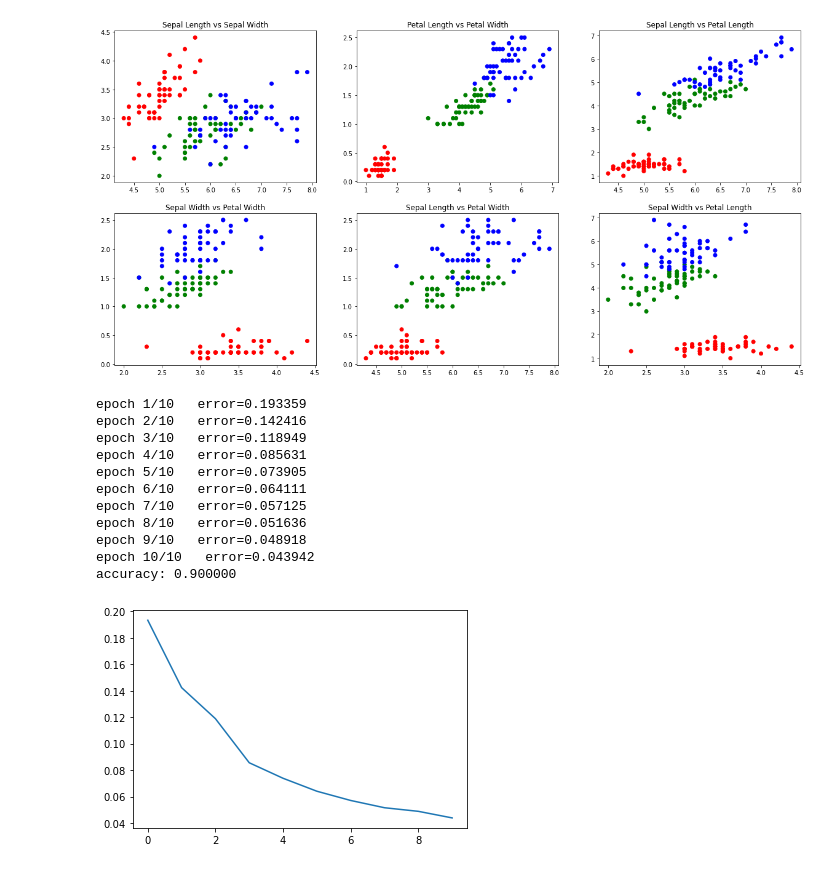
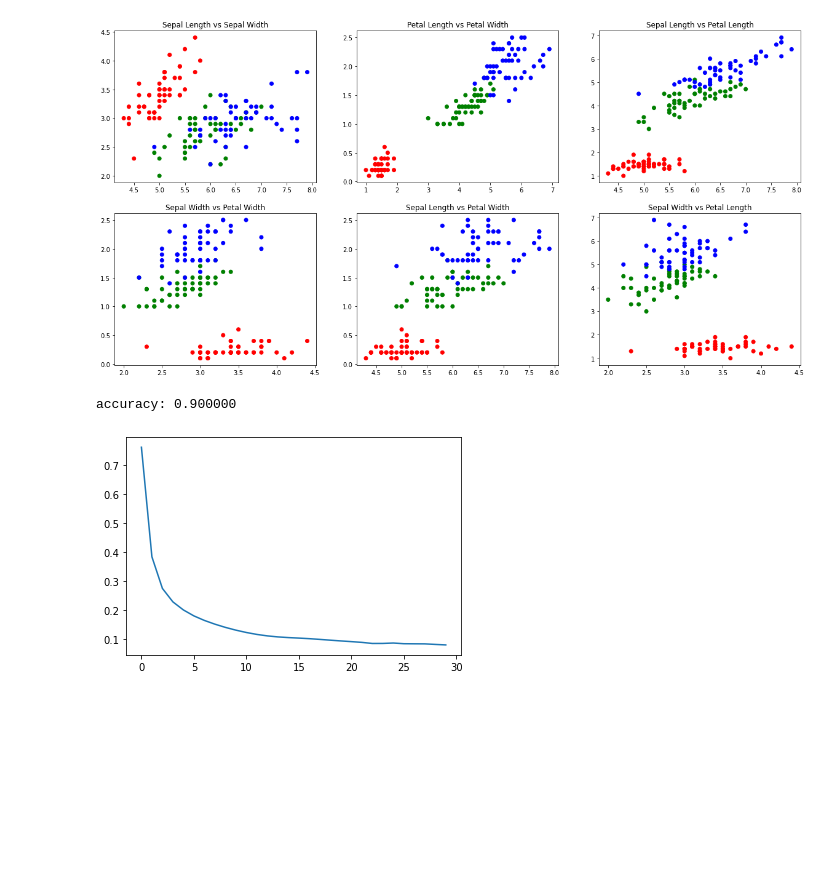
Before and after one commit to JanekDev/neural-network-from-scratch, a Jupyter notebook: simple_nn_iris.ipynb, the cells around one changed output. Drawn from its saved outputs; the diff is of its cells as text; code cells hidden in the pictures; blank space fills up the shorter version.

```diff
--- a/simple_nn_iris.ipynb
+++ b/simple_nn_iris.ipynb
@@ -22,8 +21,8 @@ class Layer:
 class FullyConnectedLayer(Layer):
     def __init__(self, input_size, output_size, init_method='random'):
         if init_method == 'random':
-            self.weights = np.random.rand(input_size, output_size)
-            self.bias = np.random.rand(1, output_size)
+            self.weights = np.random.rand(input_size, output_size) - 0.5
+            self.bias = np.random.rand(1, output_size) - 0.5
         elif init_method == 'zeros':
             self.weights = np.zeros((input_size, output_size))
             self.bias = np.zeros((1, output_size))
@@ -88,7 +87,7 @@ class Network:
 
         return result
 
-    def fit(self, x_train, y_train, epochs, learning_rate):
+    def fit(self, x_train, y_train, epochs, learning_rate, print=False):
         samples = len(x_train)
         for i in range(epochs):
             err = 0
@@ -104,7 +103,8 @@ class Network:
 
             err /= samples
             self.convergence.append(err)
-            print('epoch %d/%d   error=%f' % (i+1, epochs, err))
+            if print:
+                print(f'Epoch: {i}, Error: {err}')
 # %% [markdown]
 Data visualization
 - Iris-setosa : red
@@ -118,57 +118,46 @@ plot_iris_data(iris)
 [figure]
 # %%
 net = Network()
-net.add(FullyConnectedLayer(4, 100))
+net.add(FullyConnectedLayer(4, 16, 'he'))
 net.add(ActivationComponent(tanh, tanh_prime))
-net.add(FullyConnectedLayer(100, 50))
-net.add(ActivationComponent(tanh, tanh_prime))
-net.add(FullyConnectedLayer(50, 10))
-net.add(ActivationComponent(tanh, tanh_prime))
-net.add(FullyConnectedLayer(10, 3))
-
+net.add(FullyConnectedLayer(16, 3, 'he'))
+net.add(ActivationComponent(softmax, softmax_prime))
+net.set_loss(mse, mse_prime)
 # convert species to one-hot encoding
 iris['Species'] = iris['Species'].map({'Iris-setosa': 0, 'Iris-versicolor': 1, 'Iris-virginica': 2})
 
 # split data into training and test set (80%/20%)
 iris_train = iris.sample(frac=0.8)
 iris_test = iris.drop(iris_train.index)
 # convert to numpy arrays
 iris_train = iris_train.to_numpy()
 iris_test = iris_test.to_numpy()
+
 # normalize data (0-1)
 for i in range(4):
     iris_train[:, i] = (iris_train[:, i] - iris_train[:, i].min()) / (iris_train[:, i].max() - iris_train[:, i].min())
     iris_test[:, i] = (iris_test[:, i] - iris_test[:, i].min()) / (iris_test[:, i].max() - iris_test[:, i].min())
 iris_train_x = iris_train[:, :4]
-iris_train_y = np_utils.to_categorical(iris_train[:, 4])
+iris_train_y = to_categorical(iris_train[:, 4])
 iris_test_x = iris_test[:, :4]
 iris_test_y =  iris_test[:, 4]
 iris_train_x =iris_train_x.reshape(iris_train_x.shape[0], 1, 4)
 
-net.set_loss(mse, mse_prime)
-net.fit(iris_train_x,iris_train_y, epochs=10, learning_rate=0.1)
 
-#make accuracy prediction
+net.set_loss(cross_entropy, cross_entropy_prime)
+net.fit(iris_train_x,iris_train_y, epochs=30, learning_rate=0.05)
+
+# make prediction
 pred = net.predict(iris_test_x)
 # calculate accuracy
 correct = 0
 for i in range(len(iris_test_y)):
     if np.argmax(pred[i]) == iris_test_y[i]:
         correct += 1
 print('accuracy: %f' % (correct / len(iris_test_y)))
 # plot convergence
 plt.plot(range(len(net.convergence)), net.convergence)
 plt.show()
 # %% [output]
-epoch 1/10   error=0.193359
-epoch 2/10   error=0.142416
-epoch 3/10   error=0.118949
-epoch 4/10   error=0.085631
-epoch 5/10   error=0.073905
-epoch 6/10   error=0.064111
-epoch 7/10   error=0.057125
-epoch 8/10   error=0.051636
-epoch 9/10   error=0.048918
-epoch 10/10   error=0.043942
 accuracy: 0.900000
-[figure, old version]
+[figure, new version]
```
Also changed, not shown: parts of 1 cell of this notebook, 1 other file.
